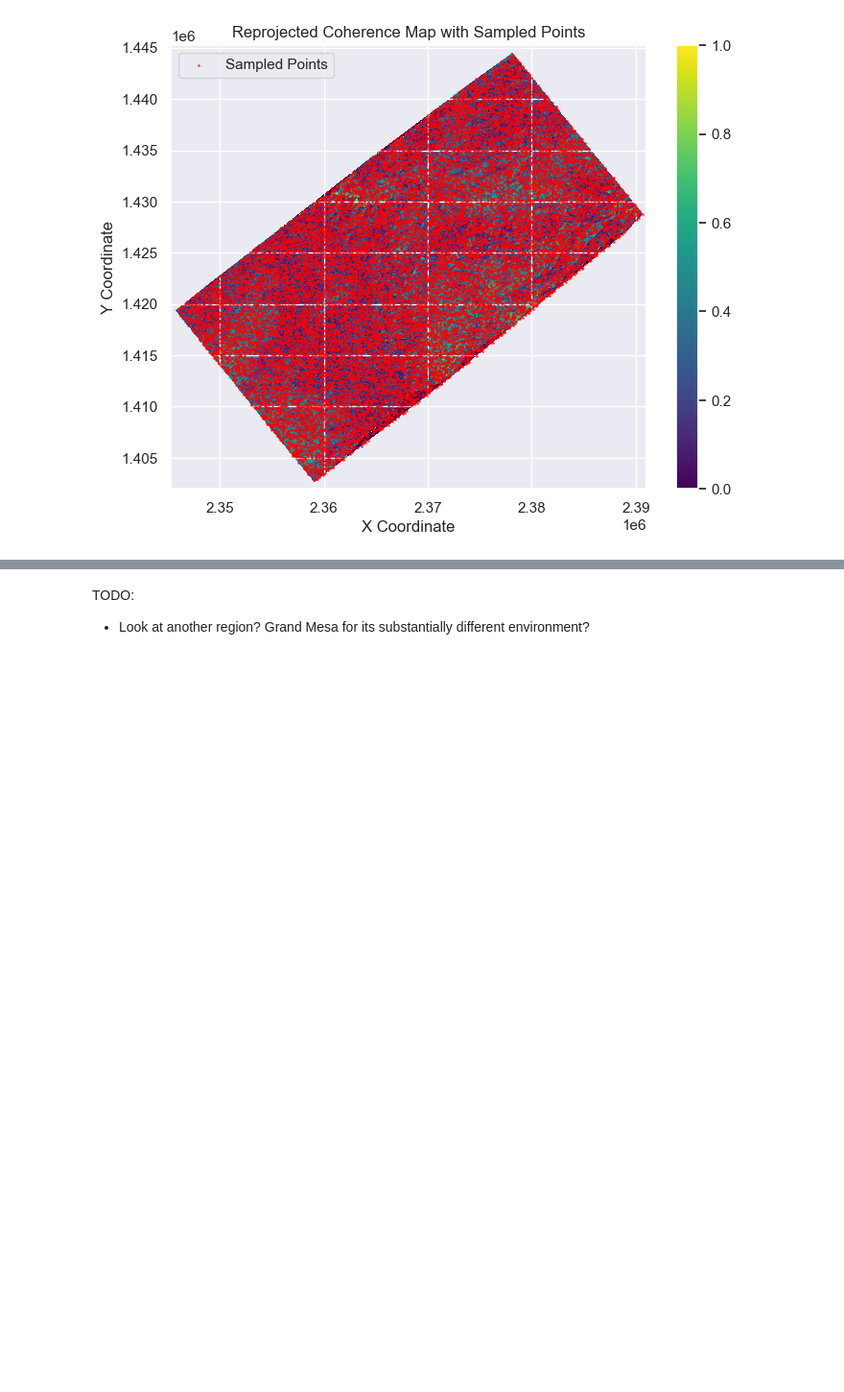
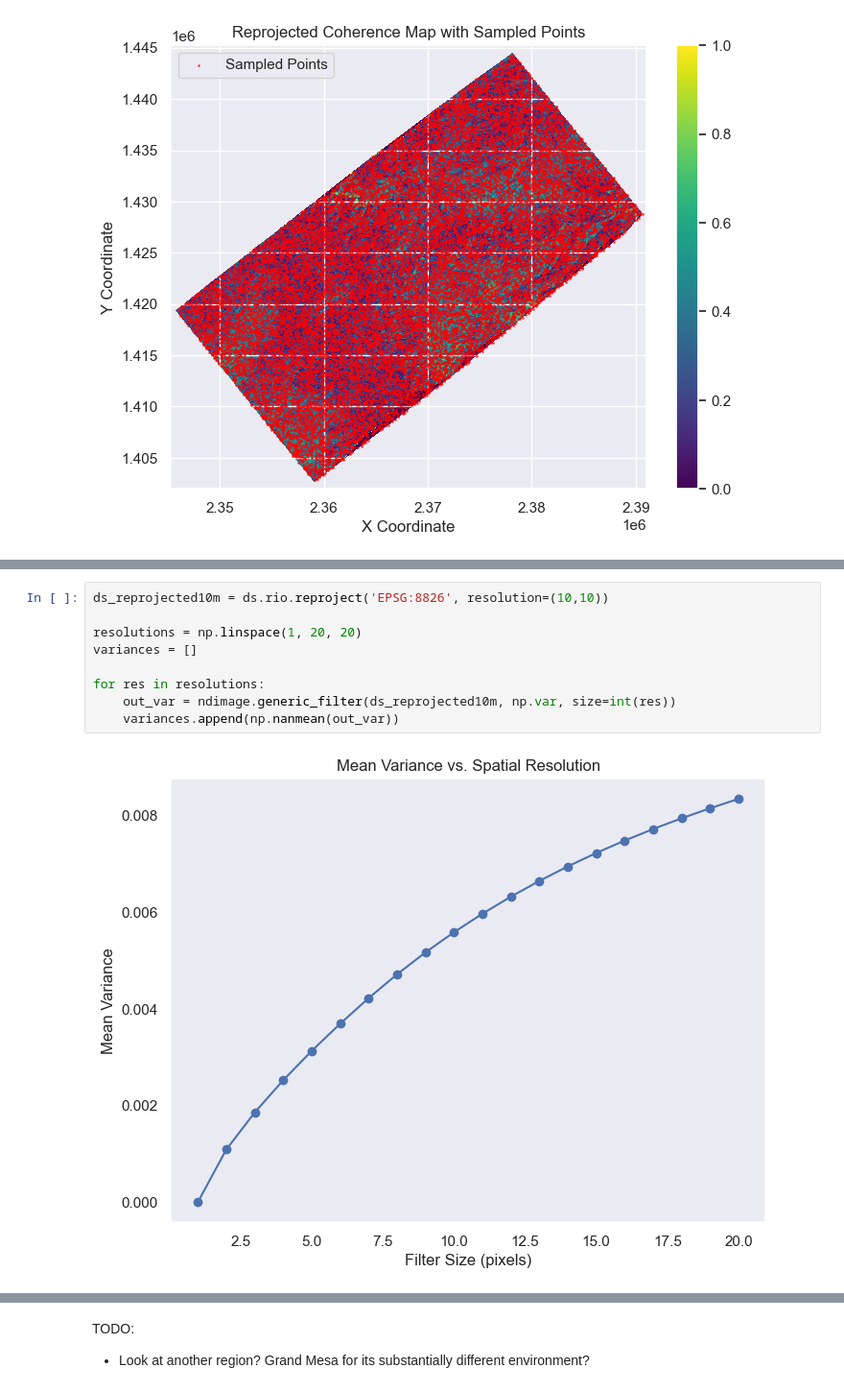
Before and after one commit to julober/snowex_uavsar_coherence, a Jupyter notebook: notebooks/spatial_variance.ipynb, the cells around one changed output, grey strips where cells are left out. Shown at 96% size. Saved outputs shown, nothing was run; the diff lists cells and outputs as text; blank space fills up the shorter version.

```diff
--- a/notebooks/spatial_variance.ipynb
+++ b/notebooks/spatial_variance.ipynb
@@ -186,0 +218,11 @@ plt.show()
+# %%
+ds_reprojected10m = ds.rio.reproject('EPSG:8826', resolution=(10,10))
+
+resolutions = np.linspace(1, 20, 20)
+variances = []
+
+for res in resolutions:
+    out_var = ndimage.generic_filter(ds_reprojected10m, np.var, size=int(res))
+    variances.append(np.nanmean(out_var))
+# %% [output]
+[figure, added]
```
Also changed, not shown: parts of 7 cells of this notebook.
